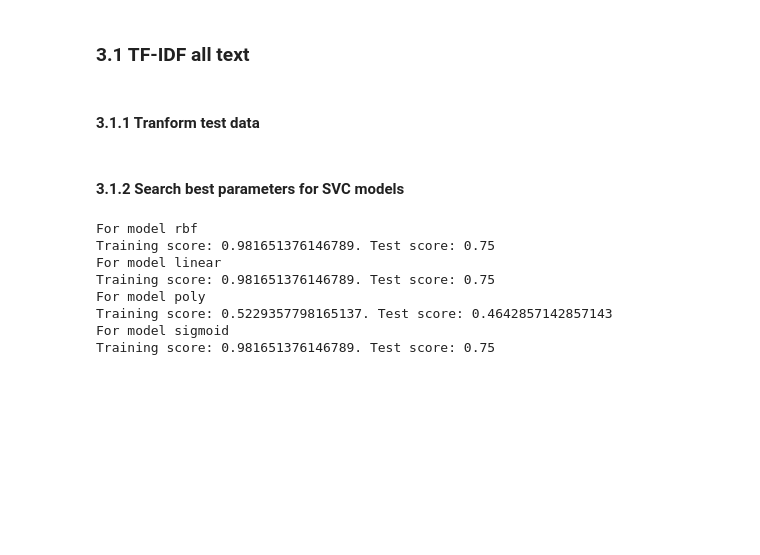
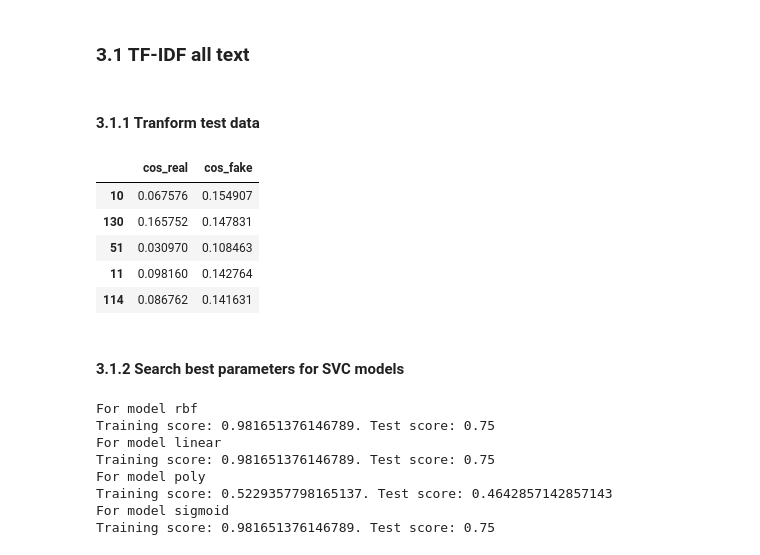
Before and after one commit to FNClassificator/FNC, a Jupyter notebook: src/fake_news_detector/notebooks/experiment_2/bow_tfidf_experiment.ipynb, the cells around one changed output. Saved outputs shown, nothing was run; the diff lists cells and outputs as text; code cells hidden in the pictures; blank space fills up the shorter version.

```diff
--- a/src/fake_news_detector/notebooks/experiment_2/bow_tfidf_experiment.ipynb
+++ b/src/fake_news_detector/notebooks/experiment_2/bow_tfidf_experiment.ipynb
@@ -186,6 +202,15 @@ for index, row in df_test.iterrows():
     df_test.at[index,'cos_fake'] = cosine_sim_fake[0]
     df_test.at[index,'cos_real'] = cosine_sim_real[0]
 X_test_tf = df_test[['cos_real', 'cos_fake']].values
+# %%
+df_train[['cos_real', 'cos_fake']].head()
+# %% [output]
+|  | cos_real | cos_fake |
+| 10 | 0.067576 | 0.154907 |
+| 130 | 0.165752 | 0.147831 |
+| 51 | 0.030970 | 0.108463 |
+| 11 | 0.098160 | 0.142764 |
+| 114 | 0.086762 | 0.141631 |
 # %% [markdown]
 #### 3.1.2 Search best parameters for SVC models
 # %%
```
Also changed, not shown: parts of 4 cells of this notebook, 4 other files.
